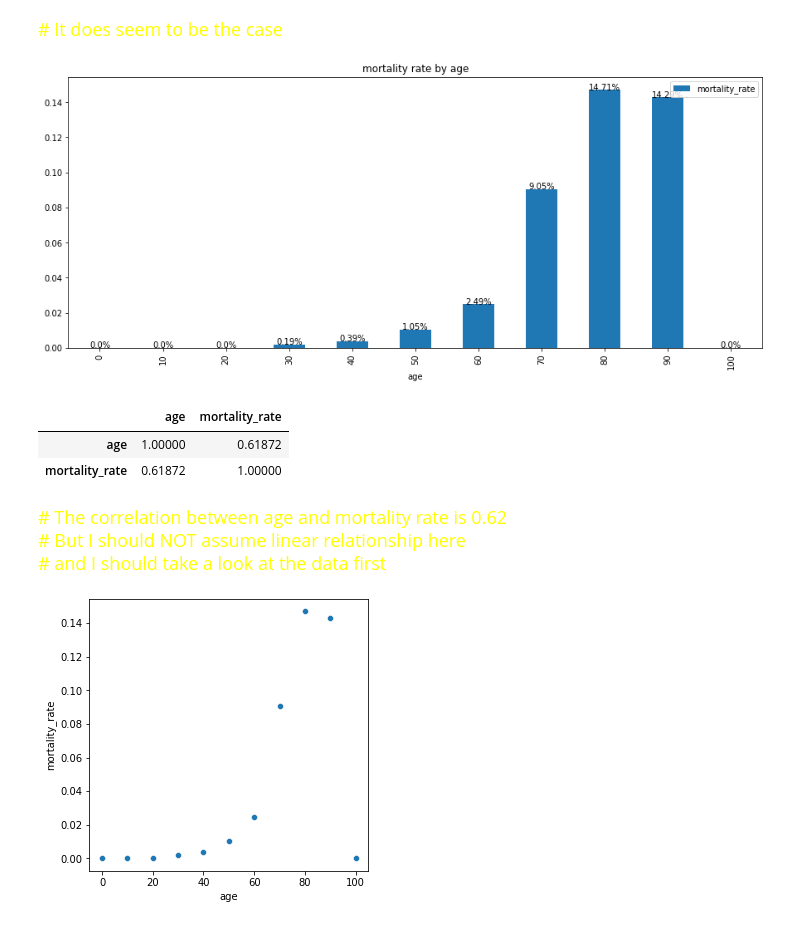
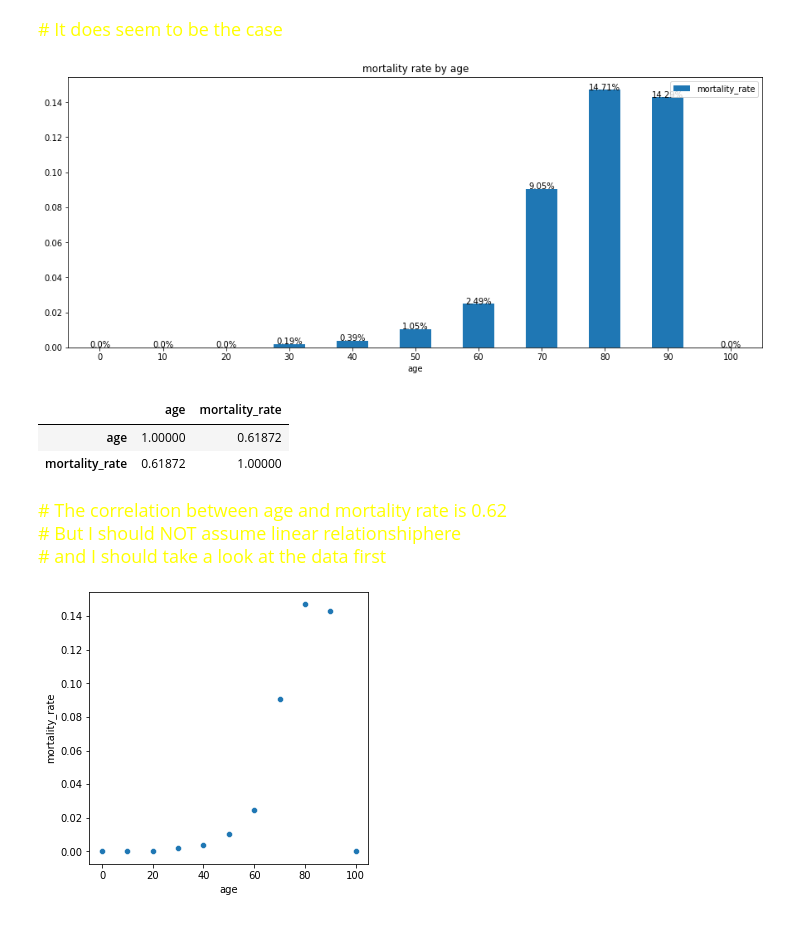
Before and after one commit to Wenjun-Mao/COVID-19-in-South-Korea-SIADS-591-Milestone-I, a Jupyter notebook: wjmao.ipynb, the cells around one changed output. Cells and saved outputs as stored; diff of their text form; code cells hidden in the pictures.

```diff
--- a/wjmao.ipynb
+++ b/wjmao.ipynb
@@ -203,12 +204,13 @@ df_combined
 # It does seem to be the case
 # %%
 mortality_rate_BarChart = df_combined.plot(x='age', y = 'mortality_rate', kind = 'bar', figsize=(15,6), title = 'mortality rate by age')
+mortality_rate_BarChart.tick_params(axis = 'x', labelrotation=0)
 for index, percentage in enumerate(df_combined['mortality_rate']):
     percent = percentage*100
     percent = np.round(percent,2)
     mortality_rate_BarChart.text(index, percentage, str(percent) + '%', horizontalalignment = 'center')
 # %% [output]
-[figure, old version]
+[figure, new version]
 # %%
 age_death_corr = df_combined[['age','mortality_rate']].corr()
 age_death_corr
@@ -219,7 +221,7 @@ age_death_corr
 # %% [markdown]
 <font size=4 color='yellow'>
 # The correlation between age and mortality rate is 0.62<br>
-# But I should NOT assume linear relationship here<br>
+# But I should NOT assume linear relationshiphere<br>
 # and I should take a look at the data first
 # %%
 fig, ax = plt.subplots(figsize=(5,5))
```
Also changed, not shown: parts of 20 cells of this notebook.
